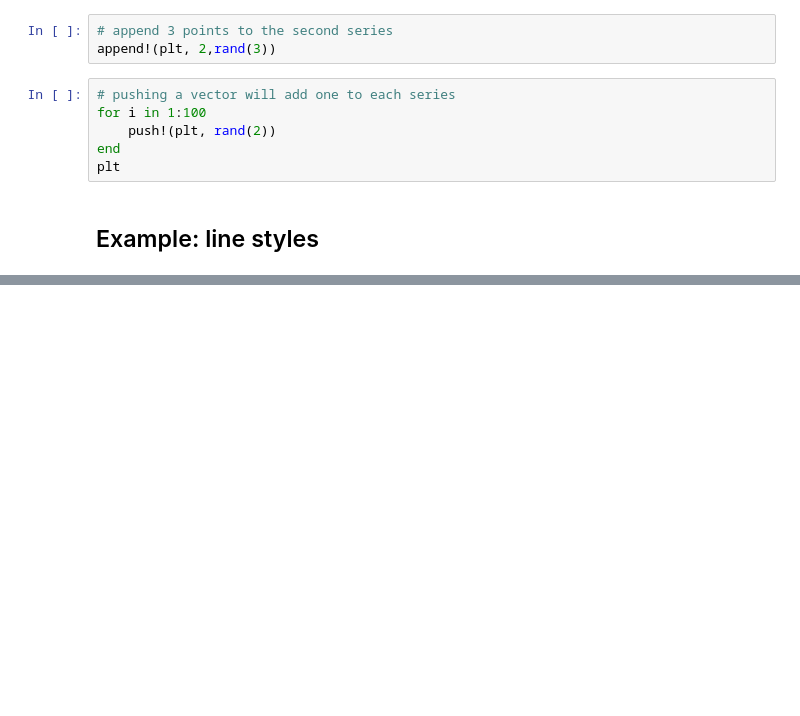
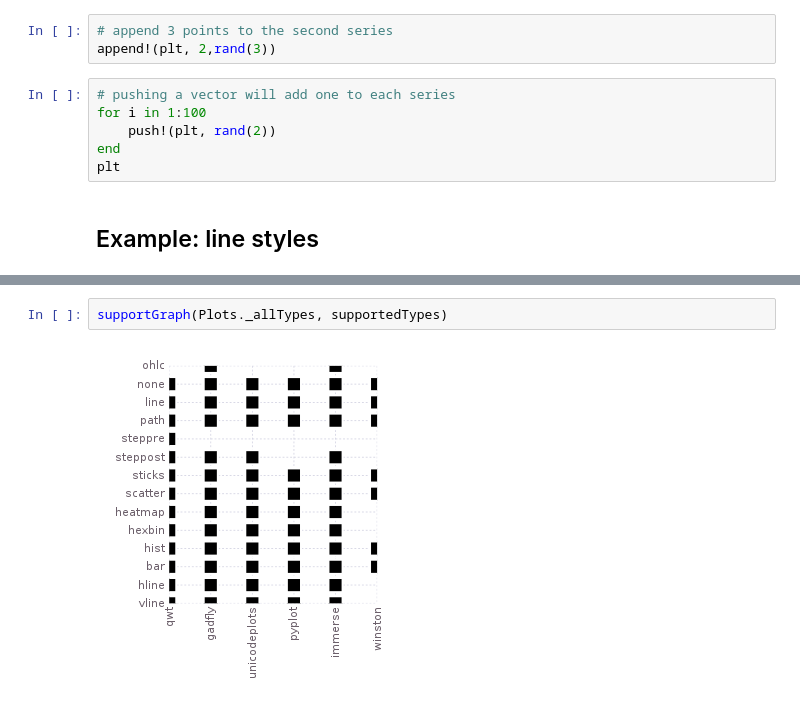
Before and after one commit to JuliaPlots/Plots.jl, a Jupyter notebook: examples/playground.ipynb, the cells around one changed output, grey strips where cells are left out. Drawn from its saved outputs; the diff is of its cells as text; blank space fills up the shorter version.

```diff
--- a/examples/playground.ipynb
+++ b/examples/playground.ipynb
@@ -104,0 +113,4 @@ sort sort! sortrows sortcols sortperm sortperm! SortingAlgorithms Cshort
+# %%
+supportGraph(Plots._allTypes, supportedTypes)
+# %% [output]
+[figure, added]
```
Also changed, not shown: parts of 6 cells of this notebook, 3 other files.
